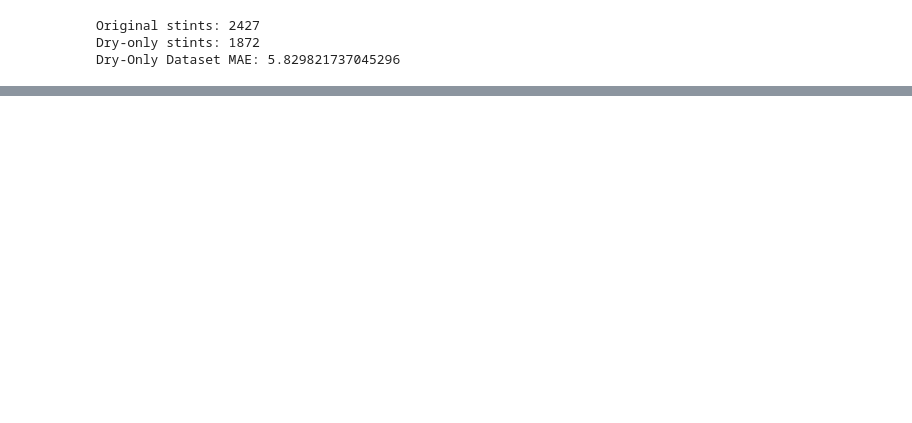
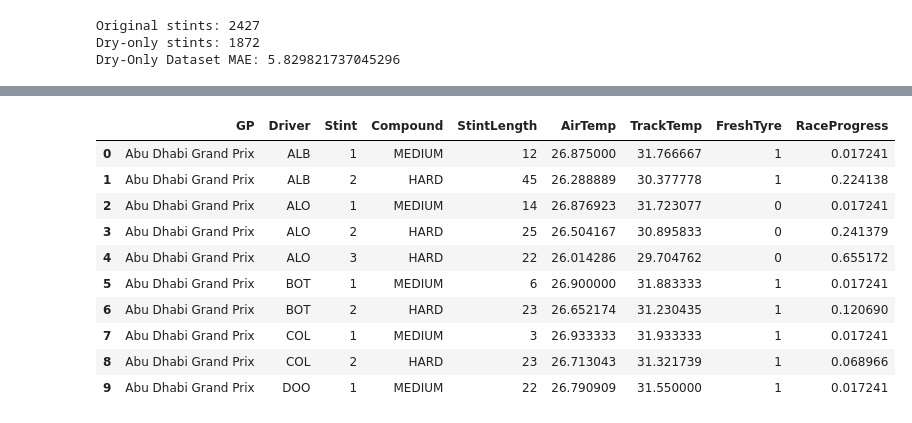
Before and after one commit to UsualSuspect09/F1-Race-Strat-Engine, a Jupyter notebook: notebooks/multi_season_modeling.ipynb, the cells around one changed output, grey strips where cells are left out. Drawn from its saved outputs; the diff is of its cells as text; code cells hidden in the pictures; blank space fills up the shorter version.

```diff
--- a/notebooks/multi_season_modeling.ipynb
+++ b/notebooks/multi_season_modeling.ipynb
@@ -1081,0 +1519,14 @@ Dry-Only Dataset MAE: 5.829821737045296
+# %%
+master_2024.head(10)
+# %% [output]
+|  | GP | Driver | Stint | Compound | StintLength | AirTemp | TrackTemp | FreshTyre | RaceProgress |
+| 0 | Abu Dhabi Grand Prix | ALB | 1 | MEDIUM | 12 | 26.875000 | 31.766667 | 1 | 0.017241 |
+| 1 | Abu Dhabi Grand Prix | ALB | 2 | HARD | 45 | 26.288889 | 30.377778 | 1 | 0.224138 |
+| 2 | Abu Dhabi Grand Prix | ALO | 1 | MEDIUM | 14 | 26.876923 | 31.723077 | 0 | 0.017241 |
+| 3 | Abu Dhabi Grand Prix | ALO | 2 | HARD | 25 | 26.504167 | 30.895833 | 0 | 0.241379 |
+| 4 | Abu Dhabi Grand Prix | ALO | 3 | HARD | 22 | 26.014286 | 29.704762 | 0 | 0.655172 |
+| 5 | Abu Dhabi Grand Prix | BOT | 1 | MEDIUM | 6 | 26.900000 | 31.883333 | 1 | 0.017241 |
+| 6 | Abu Dhabi Grand Prix | BOT | 2 | HARD | 23 | 26.652174 | 31.230435 | 1 | 0.120690 |
+| 7 | Abu Dhabi Grand Prix | COL | 1 | MEDIUM | 3 | 26.933333 | 31.933333 | 1 | 0.017241 |
+| 8 | Abu Dhabi Grand Prix | COL | 2 | HARD | 23 | 26.713043 | 31.321739 | 1 | 0.068966 |
+| 9 | Abu Dhabi Grand Prix | DOO | 1 | MEDIUM | 22 | 26.790909 | 31.550000 | 1 | 0.017241 |
```
Also changed, not shown: parts of 14 cells of this notebook, 1 other file.
